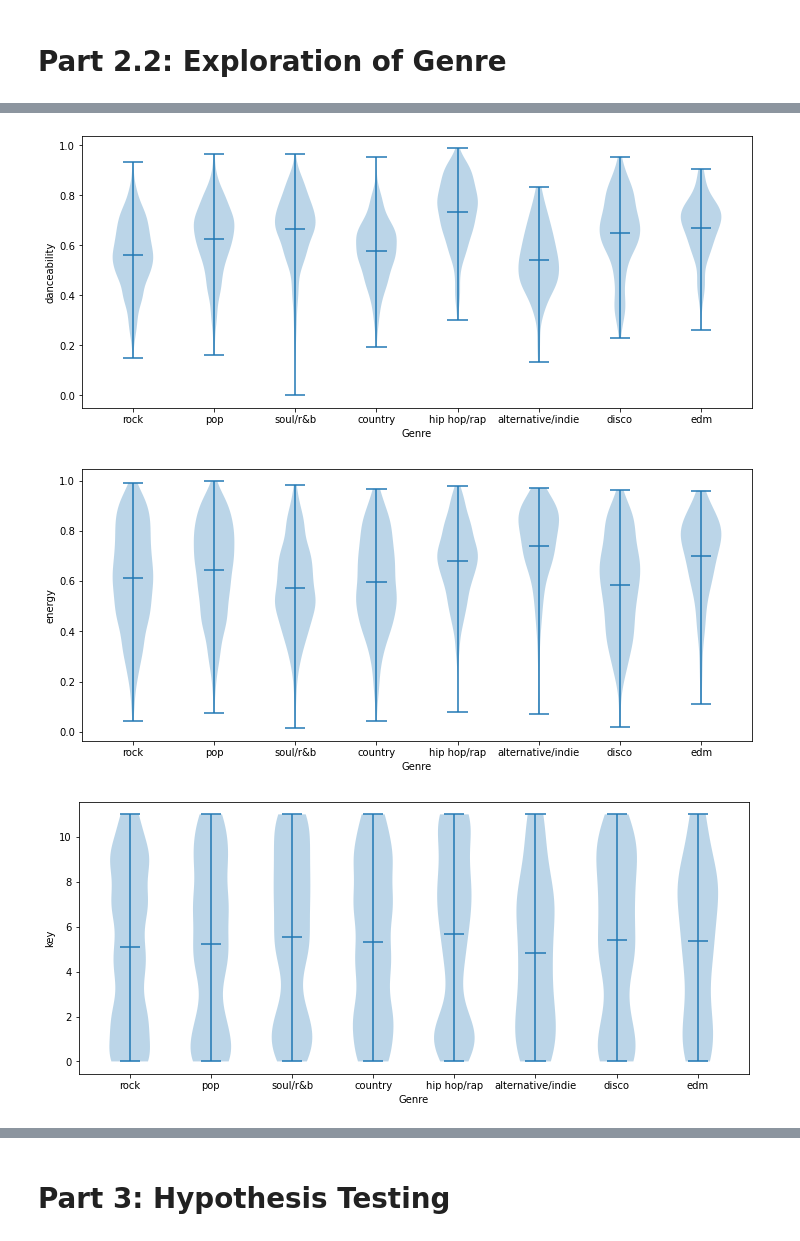
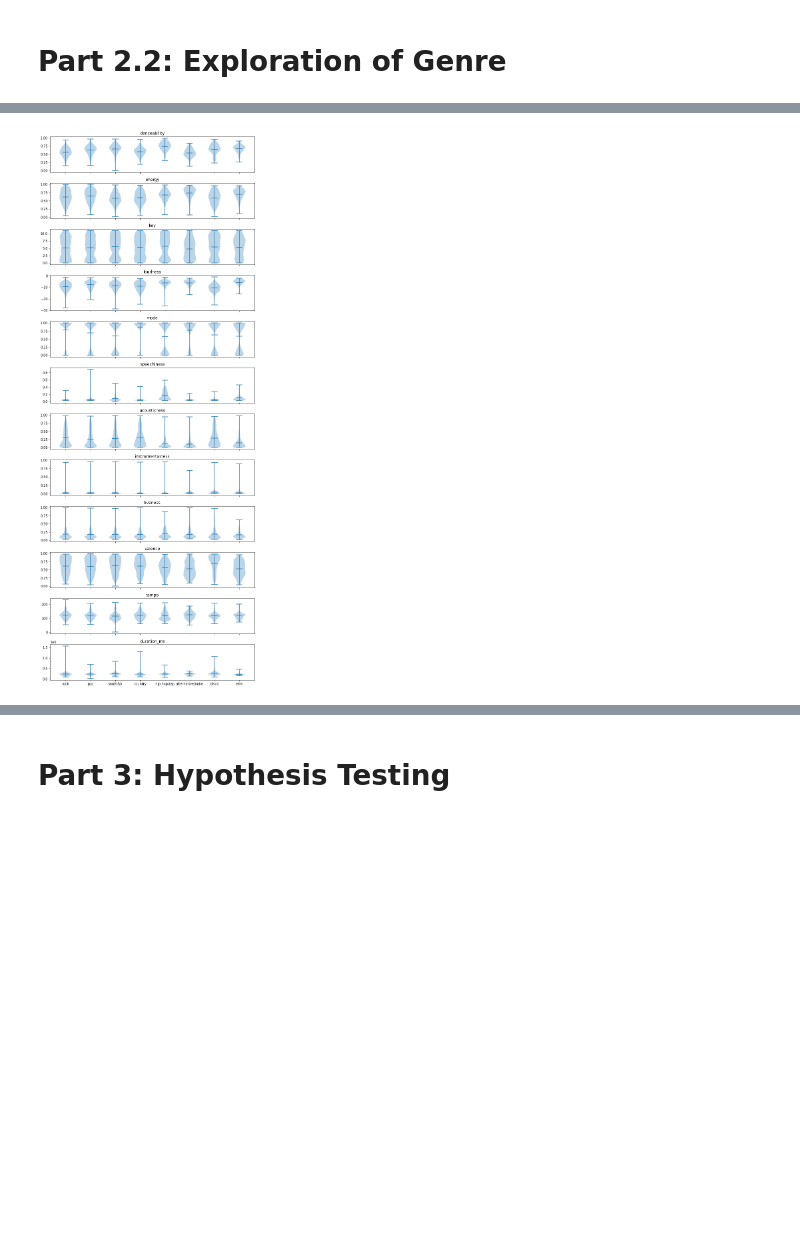
Before and after one commit to aholtz06/CMSC320_Final, a Jupyter notebook: src/index.ipynb, the cells around one changed output, grey strips where cells are left out. Drawn from its saved outputs; the diff is of its cells as text; code cells hidden in the pictures; blank space fills up the shorter version.

Commit message:
more prose & graph

```diff
--- a/src/index.ipynb
+++ b/src/index.ipynb
@@ -139,30 +154,41 @@ def add_data_to_row(row, track):
     row['Album ID'] = track['album']['id']
     return row
 # %%
-count_missing = 0
+# Initialize new DataFrame
 new_columns = ["Year", "Rank", "ID", "Song", "Artist(s)", "Artist IDs", "Album ID", "Release Date", "Popularity", "Query"]
 results = pd.DataFrame(columns=new_columns)
 no_results = pd.DataFrame(columns = ["Year", "Rank", "Song", "Artist(s)", "Query"])
 
+# Iterate over every row in top100
 for i, row in top100.iterrows():
+
+    # Make search with specific query
     search_res = sp.search(q=row['Query'], limit=5)
     tracks = search_res['tracks']['items']
+
+    # If there are no results:
     if len(tracks) == 0:
-        count_missing += 1
+        # Create a new query and search again
         new_query = row["Artist(s)"] + row["Song"]
         search2_res = sp.search(q=new_query, limit=5)
         tracks2 = search2_res['tracks']['items']
+
+        # If there are still no results, add to "no_results"
         if len(tracks2) == 0:
             no_results = no_results.append(row, ignore_index=True)
+
         else:
+            # For every result, add to results DataFrame
             for idx, track in enumerate(tracks):
                 row = add_data_to_row(row, track)
                 results = results.append(row, ignore_index=True)
     else:
+        # For every result, add to results DataFrame
         for idx, track in enumerate(tracks):
             row = add_data_to_row(row, track)
             results = results.append(row, ignore_index=True)
 
+# Save results, and list of missing tracks to csv files
 results.to_csv('../data/search-results/all.csv', index=False)
 no_results.to_csv('../data/search-results/all_missing.csv', index=False)
 # %% [markdown]
@@ -570,19 +596,14 @@ data.groupby('Top Genre').mean()[['danceability', 'energy', 'key', 'loudness', '
 | soul/r&b | 0.664520 | 0.573771 | 5.560084 | -8.615846 | 0.594566 | 0.079703 | 0.273966 | 0.022854 | ... |
 # %%
 genres = data['Top Genre'].unique()
-feature_by_genre = []
-#fig, ax = plt.subplots(5, 1, sharex='col', sharey='col', figsize=(7.5,10))
-#plt.subplots_adjust(hspace=0.3)
+features = ['danceability', 'energy', 'key', 'loudness', 'mode', 'speechiness', 'acousticness', 'instrumentalness', 'liveness', 'valence', 'tempo', 'duration_ms']
+fig, ax = plt.subplots(12, 1, sharex='col', sharey='none', figsize=(11,30))
+plt.subplots_adjust(hspace=0.3)
 
-
-for feature in ['danceability', 'energy', 'key', 'loudness', 'mode', 'speechiness', 'acousticness', 'instrumentalness', 'liveness', 'valence', 'tempo', 'duration_ms', 'time_signature']:
-    feature_by_genre = [data.loc[data["Top Genre"] == genre][feature].values for genre in genres]
-    plt.figure(figsize=(12, 5))
-    plt.violinplot(feature_by_genre, range(0, len(genres)), showmeans=True)
-    plt.xticks(range(0, len(genres)), labels=genres)
-    plt.xlabel("Genre")
-    plt.ylabel(feature)
+for i in range(0, len(features)):
+    feature_by_genre = [data.loc[data["Top Genre"] == genre][features[i]].values for genre in genres]
+    ax[i].violinplot(feature_by_genre, range(0, len(genres)), showmeans=True)
+    ax[i].title.set_text(features[i])
+    plt.xticks(range(0, 8), labels=genres)
 # %% [output]
-[figure, old version]
+[figure, new version]
-[figure, removed]
-[figure, removed]
```
Also changed, not shown: parts of 14 cells of this notebook.
